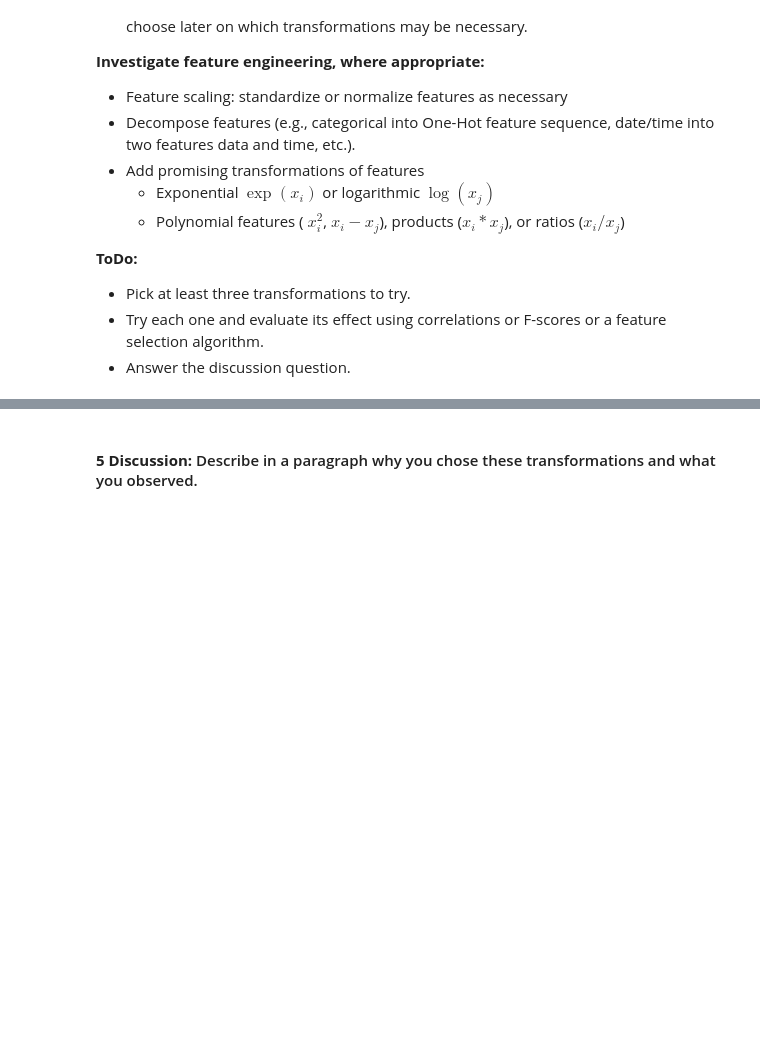
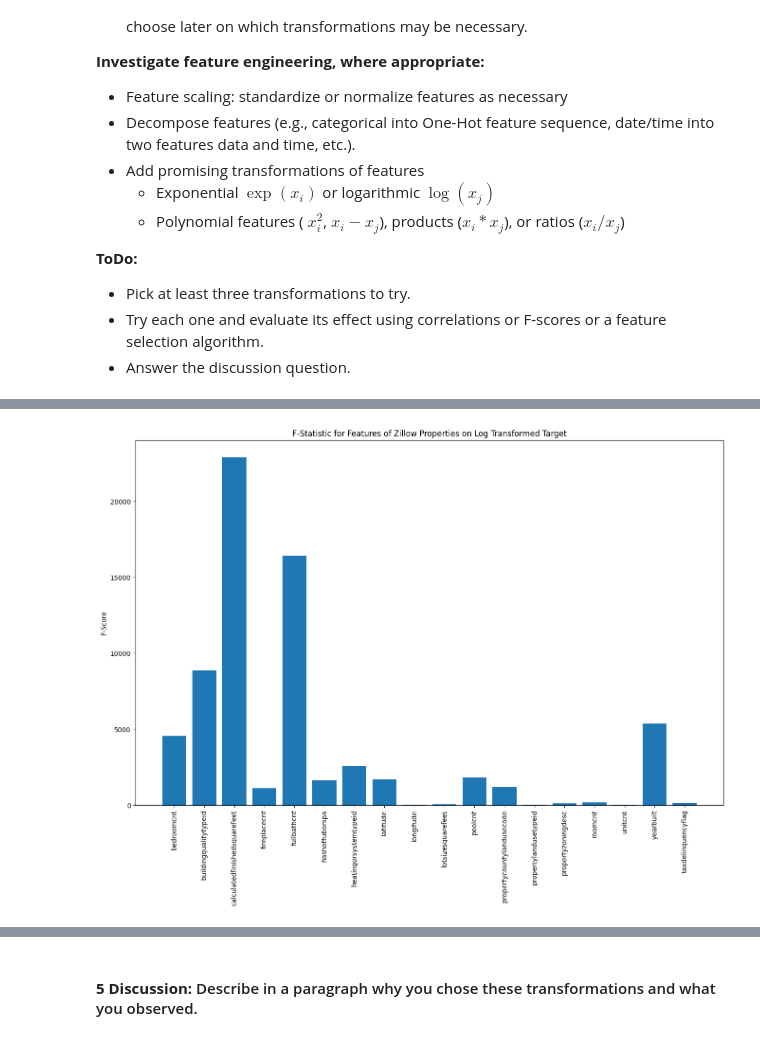
Before and after one commit to alyssatntran/dx603-final-project-group-38, a Jupyter notebook: Milestone_01.ipynb, the cells around one changed output, grey strips where cells are left out. Drawn from its saved outputs; the diff is of its cells as text; code cells hidden in the pictures; blank space fills up the shorter version.

```diff
--- a/Milestone_01.ipynb
+++ b/Milestone_01.ipynb
@@ -1004,0 +1033,25 @@ Correlation between log_calculatedfinishedsquarefeet and target: 0.5302642736183
+# %%
+# Calculating f-statistic as in part 4, but using log_taxvaluedollarcnt as new target
+y = df_clean['log_taxvaluedollarcnt']
+X = df_clean.drop(columns=['taxvaluedollarcnt', 'log_taxvaluedollarcnt', 'log_calculatedfinishedsquarefeet'])
+
+#Scaling the features and response for proper F-score
+scaler = StandardScaler()
+X_scaled = scaler.fit_transform(X)
+y_scaled = scaler.fit_transform(y.values.reshape(-1, 1)).flatten()
+
+#Calculating the f-statistic
+f_scores, p_values = f_regression(X_scaled, y_scaled)
+
+#Generating the f-statistic matrix
+f_score_matrix = pd.DataFrame(f_scores.reshape(1, -1), columns=X.columns, index=["F-Score"])
+
+#Plotting results in a bar chart
+plt.figure(figsize=(16,10))
+plt.bar(X.columns, f_scores)
+plt.ylabel("F-Score")
+plt.xticks(rotation=90)
+plt.title("F-Statistic for Features of Zillow Properties on Log Transformed Target")
+plt.show()
+# %% [output]
+[figure, added]
```
Also changed, not shown: parts of 12 cells of this notebook.
